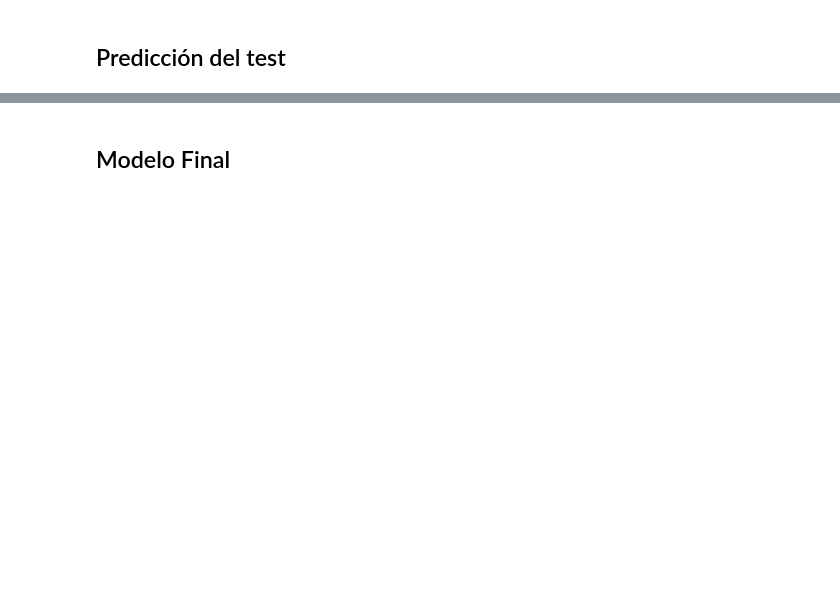
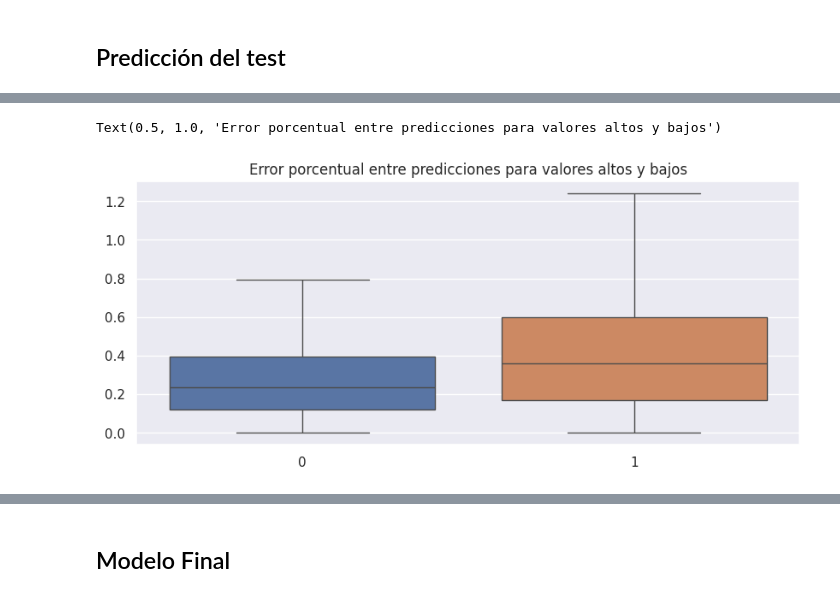
Before and after one commit to PaulaUc3m/Grupo4_P1AA, a Jupyter notebook: EDA_entrenamieto.ipynb, the cells around one changed output, grey strips where cells are left out. Saved outputs shown, nothing was run; the diff lists cells and outputs as text; code cells hidden in the pictures; blank space fills up the shorter version.

```diff
--- a/EDA_entrenamieto.ipynb
+++ b/EDA_entrenamieto.ipynb
@@ -871,0 +929,20 @@ print(outer_score)
+# %%
+altos = []
+bajos = []
+altos_abs = []
+bajos_abs = []
+Q1_error = np.quantile(columna_error, 0.25)
+Q3_error = np.quantile(columna_error, 0.75)
+IQR_error = Q3_error - Q1_error
+
+for i in range(len(y_test)):
+    if (y_test_array[i] > np.quantile(train['energy'], 0.75)):
+        altos_abs.append(columna_error_absoluto[i])
+        if (columna_error[i] < (1.5*IQR_error)):
+            altos.append(columna_error[i])
+    else:
+        bajos_abs.append(columna_error_absoluto[i])
+        if (columna_error[i] < (1.5*IQR_error)):
+            bajos.append(columna_error[i])
+print(altos)
+print(bajos)
@@ -871,0 +956,7 @@ print(outer_score)
+# %%
+plt.figure(figsize= (10,4))
+sns.boxplot([altos, bajos],showfliers=False)
+plt.title("Error porcentual entre predicciones para valores altos y bajos")
+# %% [output]
+Text(0.5, 1.0, 'Error porcentual entre predicciones para valores altos y bajos')
+[figure, added]
```
Also changed, not shown: parts of 42 cells of this notebook.
